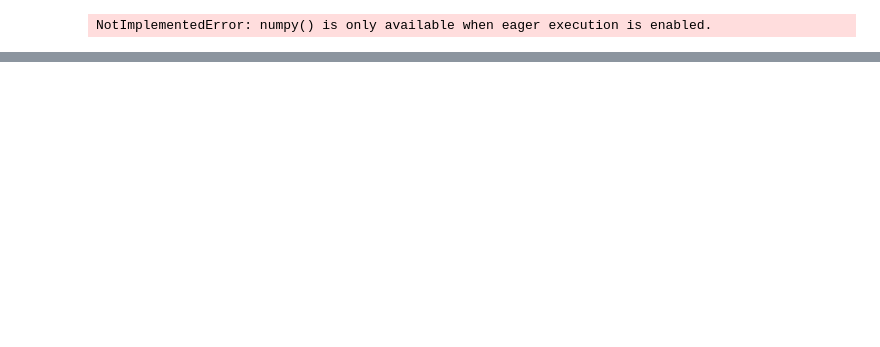
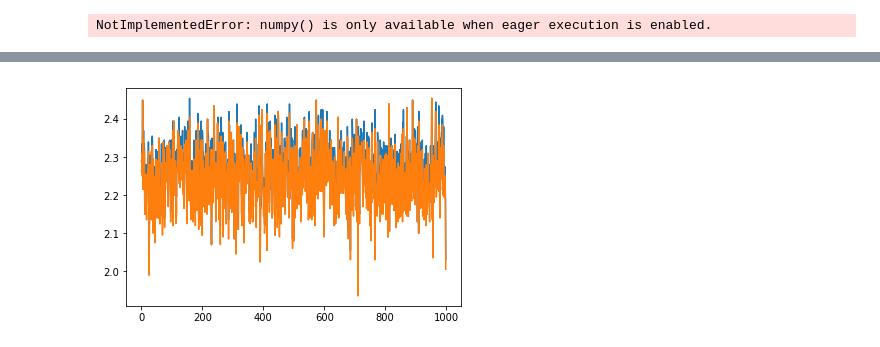
Before and after one commit to Umbriona/GameTheory, a Jupyter notebook: Project/Debug.ipynb, the cells around one changed output, grey strips where cells are left out. Drawn from its saved outputs; the diff is of its cells as text; code cells hidden in the pictures; blank space fills up the shorter version.

```diff
--- a/Project/Debug.ipynb
+++ b/Project/Debug.ipynb
@@ -51,0 +58,6 @@ ValueError: operands could not be broadcast together with shapes (2,380) (2,200,
+# %%
+plt.plot(X1)
+plt.plot(X2)
+plt.show()
+# %% [output]
+[figure, added]
```
Also changed, not shown: parts of 1 cell of this notebook, 3 other files.
